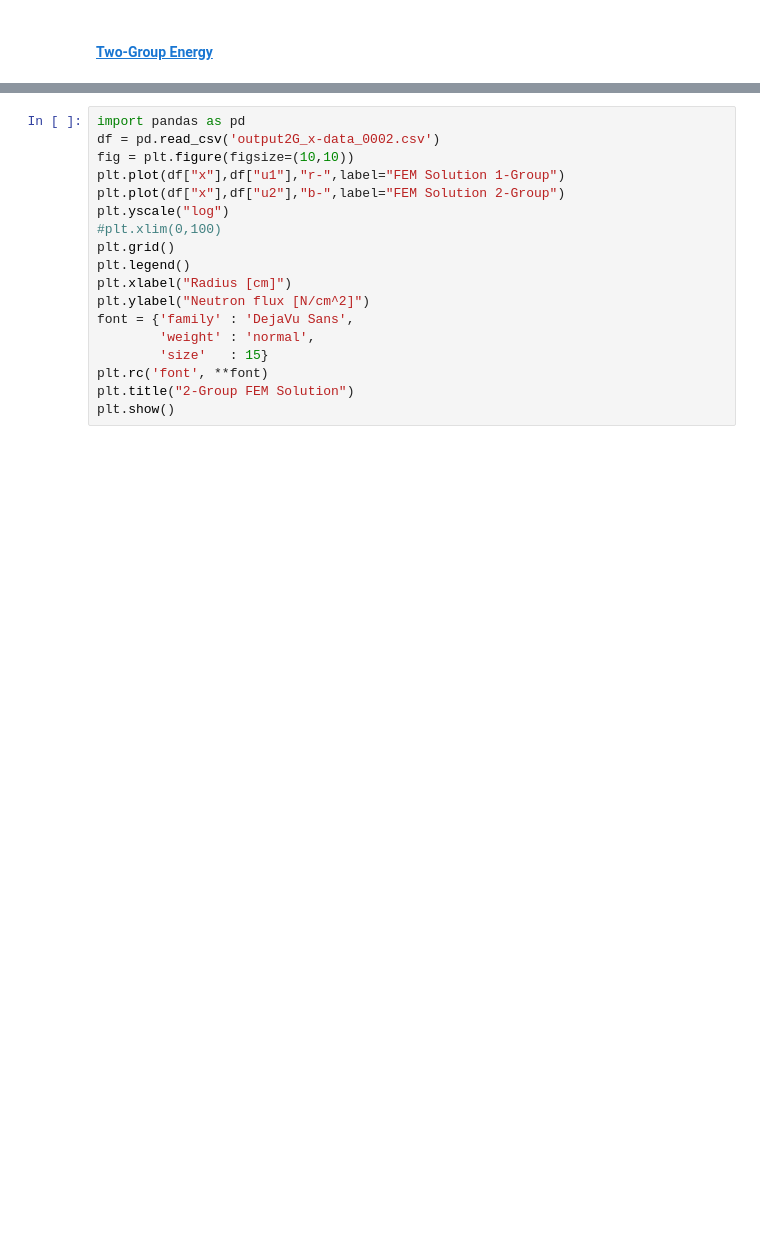
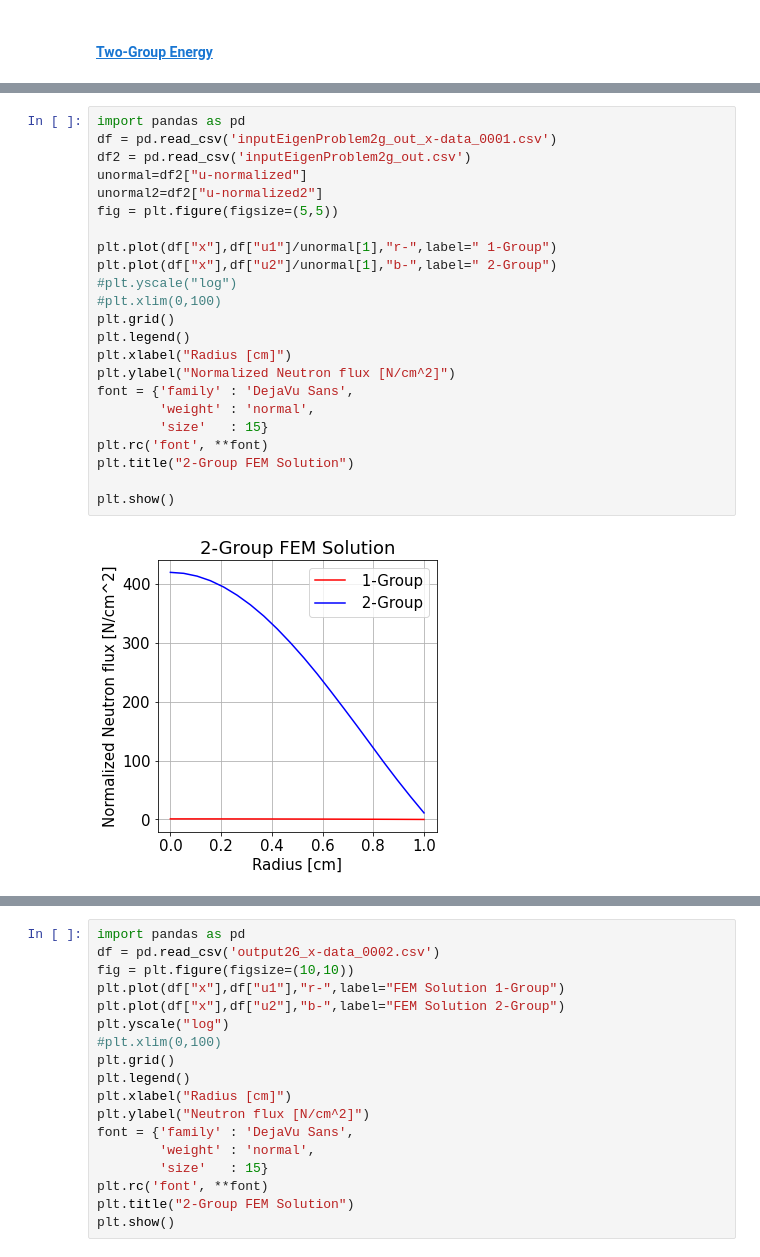
Before and after one commit to AnthonyB08/neutron__transport, a Jupyter notebook: report-coupled-3Domains.ipynb, the cells around one changed output, grey strips where cells are left out. Saved outputs shown, nothing was run; the diff lists cells and outputs as text; blank space fills up the shorter version.

```diff
--- a/report-coupled-3Domains.ipynb
+++ b/report-coupled-3Domains.ipynb
@@ -207 +374,26 @@ plt.show()
+# %%
+import pandas as pd
+df = pd.read_csv('inputEigenProblem2g_out_x-data_0001.csv')
+df2 = pd.read_csv('inputEigenProblem2g_out.csv')
+unormal=df2["u-normalized"]
+unormal2=df2["u-normalized2"]
+fig = plt.figure(figsize=(5,5))
+
+plt.plot(df["x"],df["u1"]/unormal[1],"r-",label=" 1-Group")
+plt.plot(df["x"],df["u2"]/unormal[1],"b-",label=" 2-Group")
+#plt.yscale("log")
+#plt.xlim(0,100)
+plt.grid()
+plt.legend()
+plt.xlabel("Radius [cm]")
+plt.ylabel("Normalized Neutron flux [N/cm^2]")
+font = {'family' : 'DejaVu Sans',
+        'weight' : 'normal',
+        'size'   : 15}
+plt.rc('font', **font)
+plt.title("2-Group FEM Solution")
+
+plt.show()
+# %% [output]
+[figure, added]
 # %%
```
Also changed, not shown: parts of 10 cells of this notebook, 13 other files.
